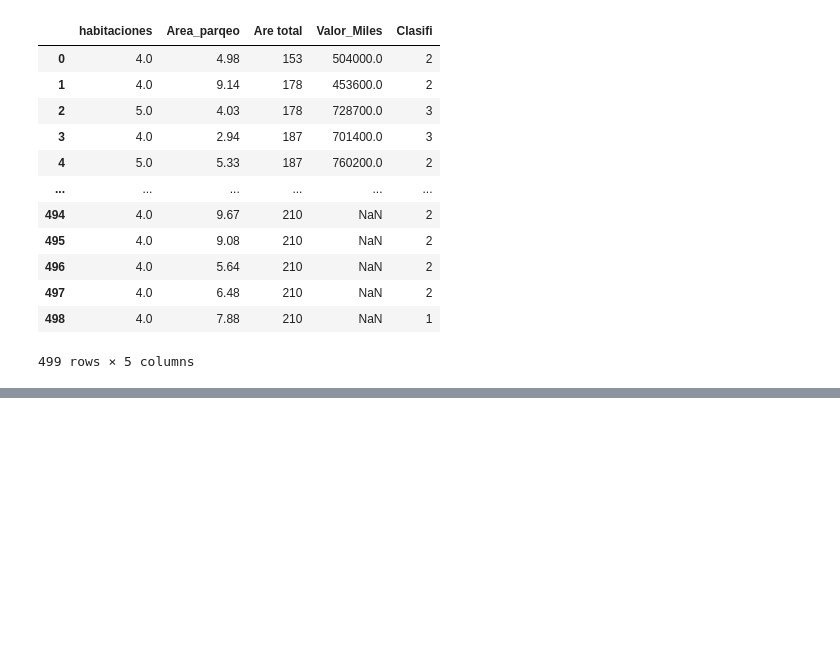
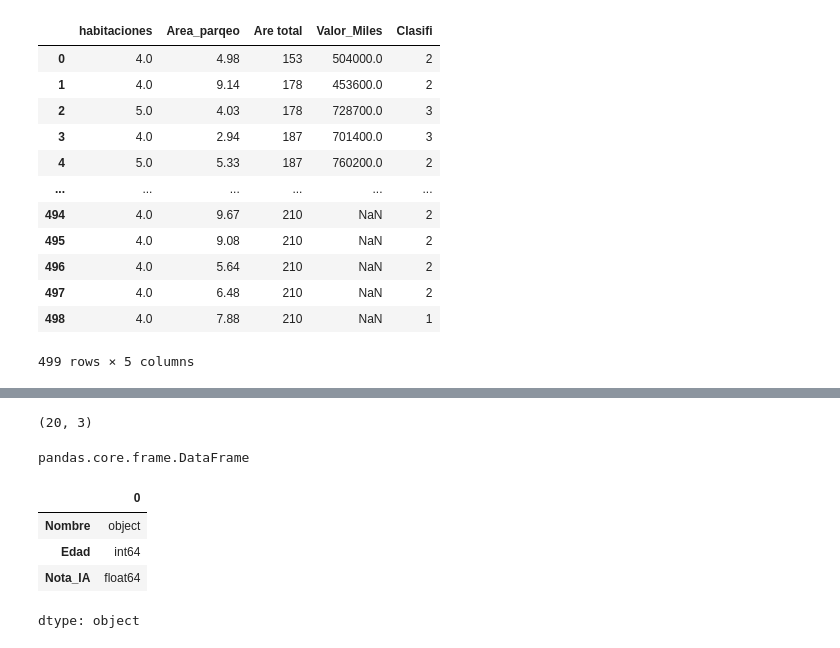
Before and after one commit to JGutierrez25/Clase-IA, a Jupyter notebook: EDA.ipynb, the cells around one changed output, grey strips where cells are left out. Saved outputs shown, nothing was run; the diff lists cells and outputs as text; code cells hidden in the pictures; blank space fills up the shorter version.

```diff
--- a/EDA.ipynb
+++ b/EDA.ipynb
@@ -27,0 +198,16 @@ df
+# %%
+alumnos.shape
+# %% [output]
+(20, 3)
+# %%
+type(alumnos)
+# %% [output]
+pandas.core.frame.DataFrame
+# %%
+alumnos.dtypes
+# %% [output]
+|  | 0 |
+| Nombre | object |
+| Edad | int64 |
+| Nota_IA | float64 |
+dtype: object
```
Also changed, not shown: parts of 18 cells of this notebook.
